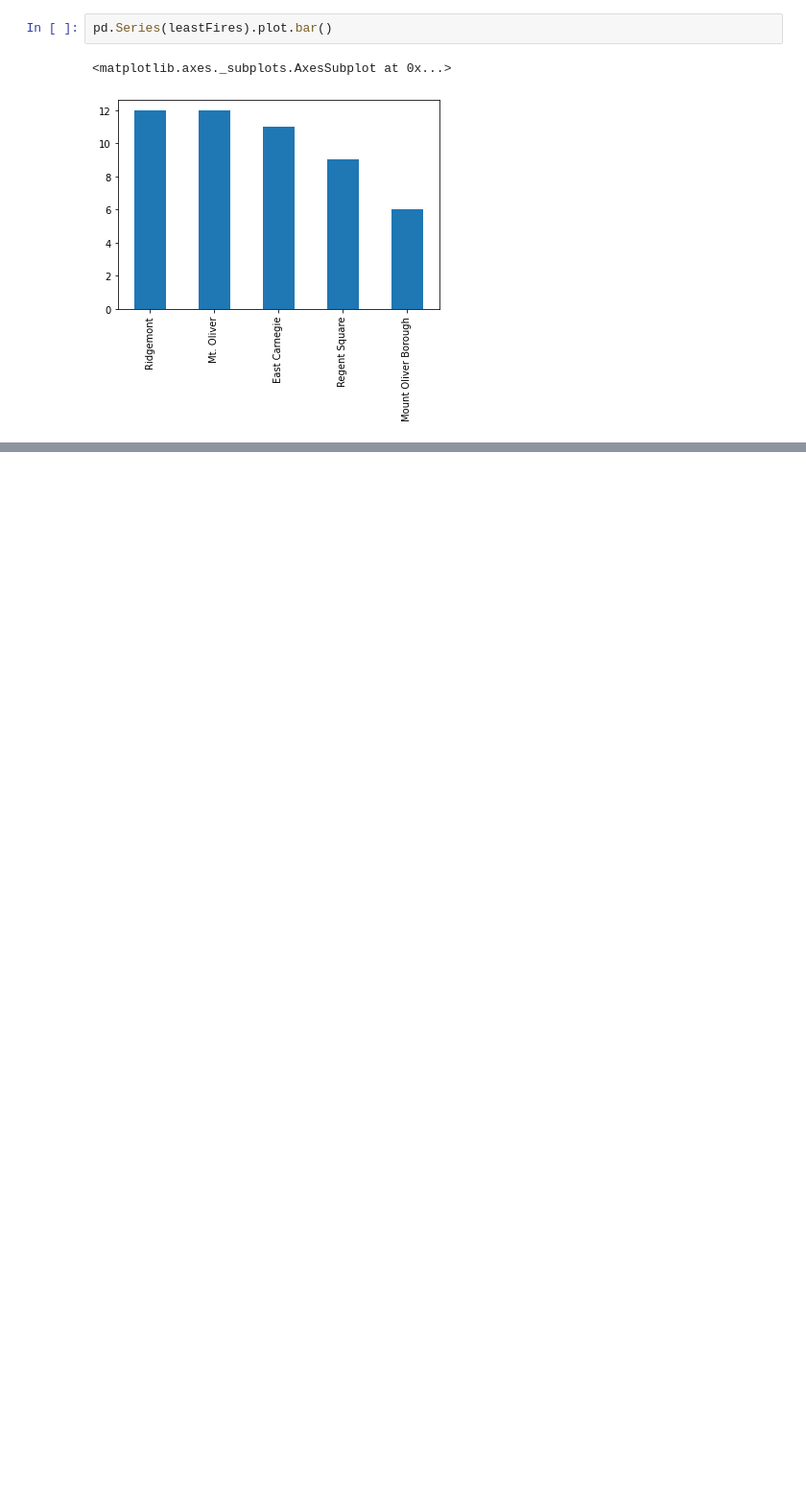
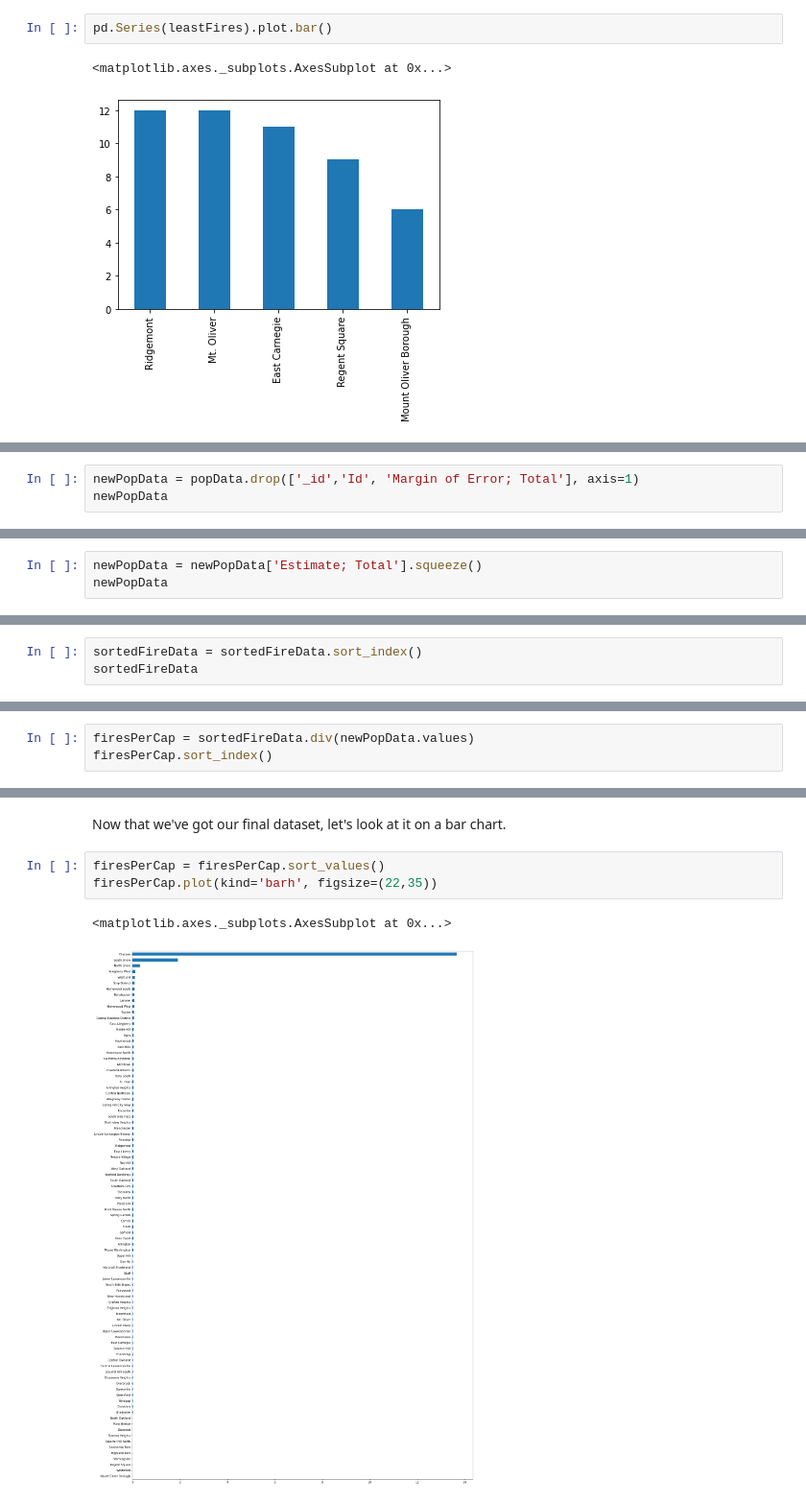
Before and after one commit to GregBetron/big-ideas-final, a Jupyter notebook: Fire.ipynb, the cells around one changed output, grey strips where cells are left out. Shown: that part at 96% size. Saved outputs shown, nothing was run; the diff lists cells and outputs as text; blank space fills up the shorter version.

Commit message:
Added population dataset, updated read me, and finished personal notebook

```diff
--- a/Fire.ipynb
+++ b/Fire.ipynb
@@ -90,0 +57,3 @@ pd.Series(leastFires).plot.bar()
+# %%
+newPopData = popData.drop(['_id','Id', 'Margin of Error; Total'], axis=1)
+newPopData
@@ -90,0 +95,3 @@ pd.Series(leastFires).plot.bar()
+# %%
+newPopData = newPopData['Estimate; Total'].squeeze()
+newPopData
@@ -90,0 +133,3 @@ pd.Series(leastFires).plot.bar()
+# %%
+sortedFireData = sortedFireData.sort_index()
+sortedFireData
@@ -90,0 +151,3 @@ pd.Series(leastFires).plot.bar()
+# %%
+firesPerCap = sortedFireData.div(newPopData.values)
+firesPerCap.sort_index()
@@ -90,0 +167,8 @@ pd.Series(leastFires).plot.bar()
+# %% [markdown]
+Now that we've got our final dataset, let's look at it on a bar chart.
+# %%
+firesPerCap = firesPerCap.sort_values()
+firesPerCap.plot(kind='barh', figsize=(22,35))
+# %% [output]
+<matplotlib.axes._subplots.AxesSubplot at 0x...>
+[figure, added]
```
Also changed, not shown: parts of 35 cells of this notebook, 2 other files.
